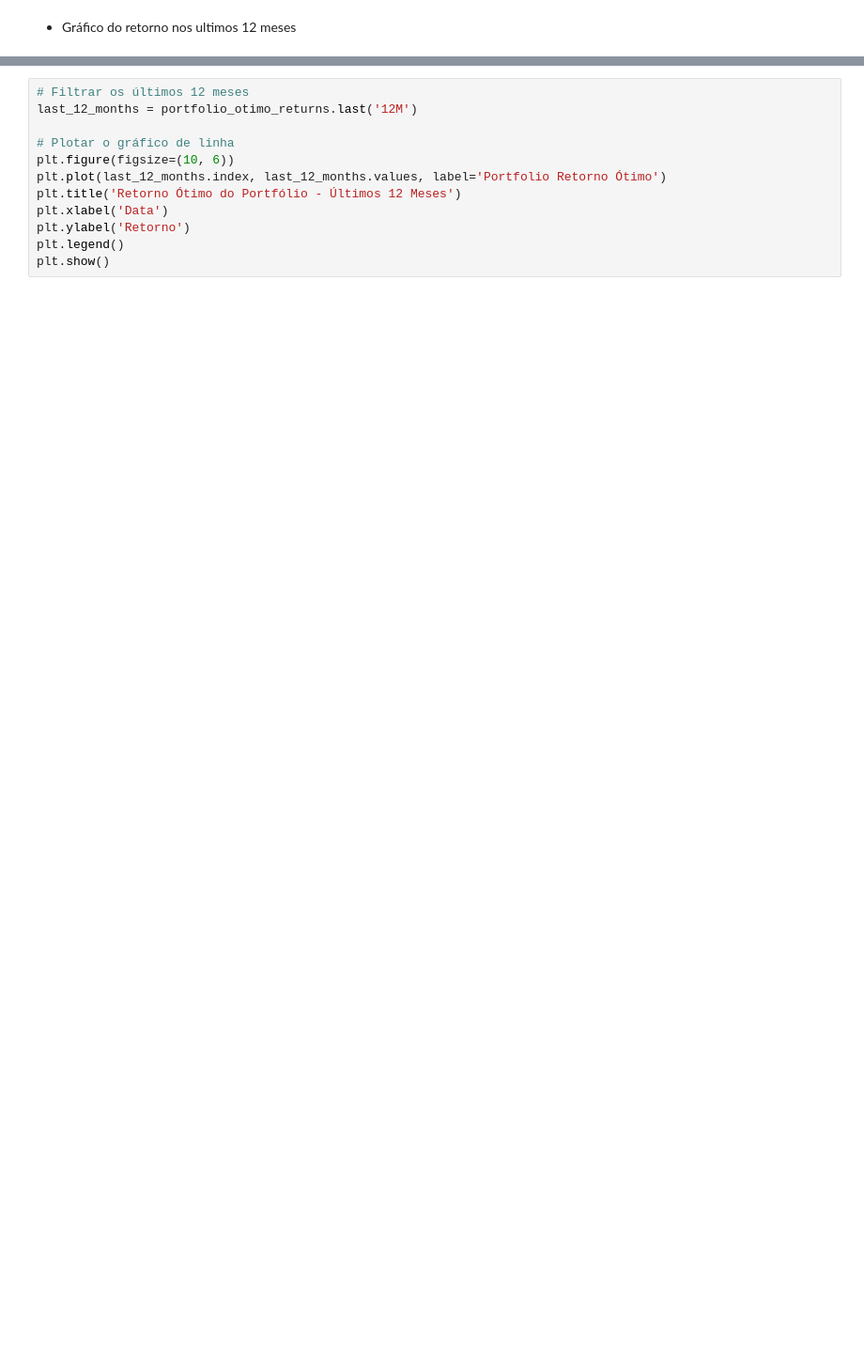
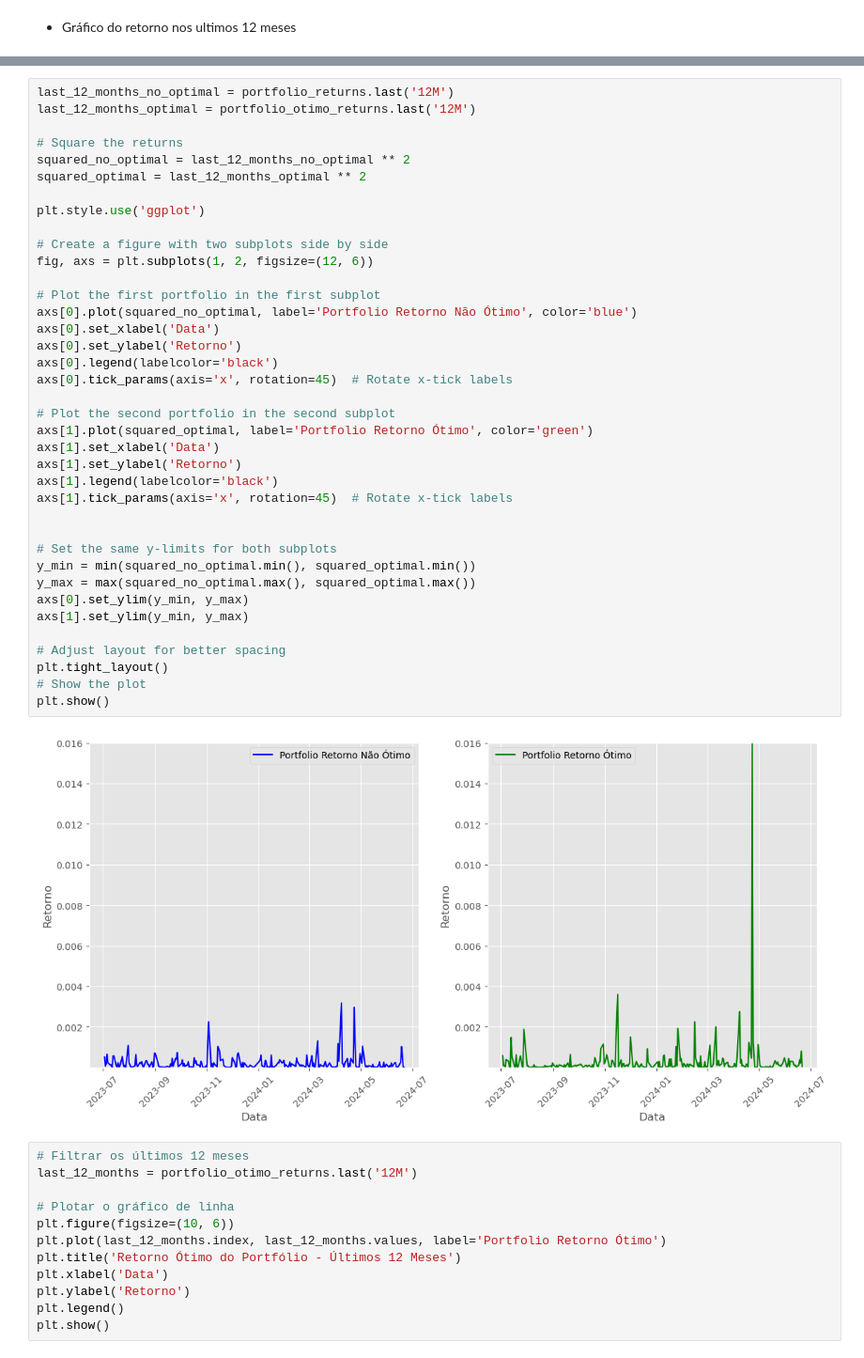
Before and after one commit to murilocechin/financial_analytics_final, a Jupyter notebook: tarefas.ipynb, the cells around one changed output, grey strips where cells are left out. Shown at 94% size. Cells and saved outputs as stored; diff of their text form; blank space fills up the shorter version.

```diff
--- a/tarefas.ipynb
+++ b/tarefas.ipynb
@@ -1263,3 +1260,43 @@ plt.show()
+# %%
+last_12_months_no_optimal = portfolio_returns.last('12M')
+last_12_months_optimal = portfolio_otimo_returns.last('12M')
+
+# Square the returns
+squared_no_optimal = last_12_months_no_optimal ** 2
+squared_optimal = last_12_months_optimal ** 2
+
+plt.style.use('ggplot')
+
+# Create a figure with two subplots side by side
+fig, axs = plt.subplots(1, 2, figsize=(12, 6))
+
+# Plot the first portfolio in the first subplot
+axs[0].plot(squared_no_optimal, label='Portfolio Retorno Não Ótimo', color='blue')
+axs[0].set_xlabel('Data')
+axs[0].set_ylabel('Retorno')
+axs[0].legend(labelcolor='black')
+axs[0].tick_params(axis='x', rotation=45)  # Rotate x-tick labels
+
+# Plot the second portfolio in the second subplot
+axs[1].plot(squared_optimal, label='Portfolio Retorno Ótimo', color='green')
+axs[1].set_xlabel('Data')
+axs[1].set_ylabel('Retorno')
+axs[1].legend(labelcolor='black')
+axs[1].tick_params(axis='x', rotation=45)  # Rotate x-tick labels
+
+
+# Set the same y-limits for both subplots
+y_min = min(squared_no_optimal.min(), squared_optimal.min())
+y_max = max(squared_no_optimal.max(), squared_optimal.max())
+axs[0].set_ylim(y_min, y_max)
+axs[1].set_ylim(y_min, y_max)
+
+# Adjust layout for better spacing
+plt.tight_layout()
+# Show the plot
+plt.show()
+# %% [output]
+[figure, added]
 # %%
 # Filtrar os últimos 12 meses
 last_12_months = portfolio_otimo_returns.last('12M')
```
Also changed, not shown: parts of 4 cells of this notebook.
